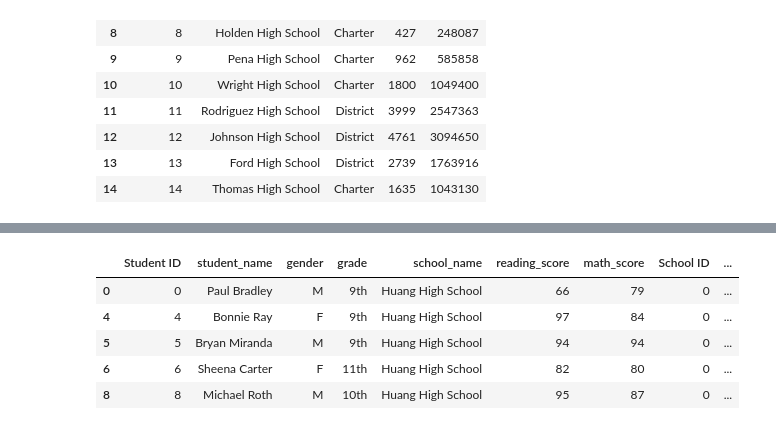
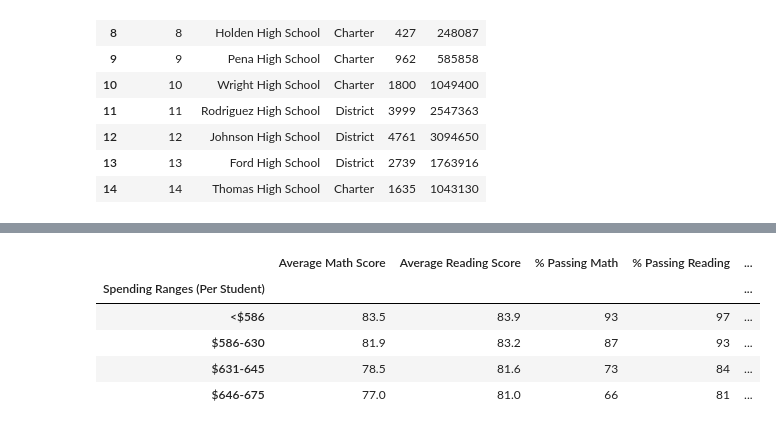
Before and after one commit to ehawkins0631/School_District_Analysis, a Jupyter notebook: PyCitySchools.ipynb, the cells around one changed output, grey strips where cells are left out. Drawn from its saved outputs; the diff is of its cells as text; code cells hidden in the pictures.

```diff
--- a/PyCitySchools.ipynb
+++ b/PyCitySchools.ipynb
@@ -39,0 +279,4 @@ student_data_df.head()
+# %%
+# Calculate the per capita spending.
+per_school_capita = per_school_budget / per_school_counts
+per_school_capita
@@ -50,0 +496,8 @@ school_data_complete_df.head()
+# %%
+# Reorder the columns in the order you want them to appear.
+new_column_order = ["School Type", "Total Students", "Total School Budget", "Per Student Budget", "Average Math Score", "Average Reading Score", "% Passing Math", "% Passing Reading", "% Overall Passing"]
+
+# Assign district summary df the new column order.
+per_school_summary_df = per_school_summary_df[new_column_order]
+
+per_school_summary_df
@@ -68,4 +738,4 @@ total_budget
 # %%
-#  Calculate the average reading score.
-average_reading_score = school_data_complete_df["reading_score"].mean()
-average_reading_score
+# Establish the spending bins and group names.
+spending_bins = [0, 585, 630, 645, 675]
+group_names = ["<$586", "$586-630", "$631-645", "$646-675"]
@@ -79,0 +742,12 @@ average_math_score
+# %%
+# Categorize spending based on the bins.
+per_school_summary_df["Spending Ranges (Per Student)"] = pd.cut(per_school_capita, spending_bins, labels=group_names)
+
+# There's a lot going on in this code, so let's break it down.
+
+# To the left of the equals sign, we add a new column called "Spending Ranges (Per Student)" to the per_school_summary_df DataFrame. This column will contain the values specified by using the cut() function.
+# Inside the cut() function, we add the data (per_school_capita) we are going to use for "Spending Ranges (Per Student)". The data must be a one-dimensional array, like a list or the per_school_capitaSeries.
+# Inside the parentheses, we add the spending_bins and the labels for the bins using labels=group_names.
+
+
+per_school_summary_df
@@ -84,12 +810,21 @@ average_math_score
 # %%
-# Get all the students who are passing math in a new DataFrame.
-passing_math = school_data_complete_df[school_data_complete_df["math_score"] >= 70]
-passing_math.head()
+# Formatting
+spending_summary_df["Average Math Score"] = spending_summary_df["Average Math Score"].map("{:.1f}".format)
+
+spending_summary_df["Average Reading Score"] = spending_summary_df["Average Reading Score"].map("{:.1f}".format)
+
+spending_summary_df["% Passing Math"] = spending_summary_df["% Passing Math"].map("{:.0f}".format)
+
+spending_summary_df["% Passing Reading"] = spending_summary_df["% Passing Reading"].map("{:.0f}".format)
+
+spending_summary_df["% Overall Passing"] = spending_summary_df["% Overall Passing"].map("{:.0f}".format)
+
+spending_summary_df
 # %% [output]
-|  | Student ID | student_name | gender | grade | school_name | reading_score | math_score | School ID | ... |
-| 0 | 0 | Paul Bradley | M | 9th | Huang High School | 66 | 79 | 0 | ... |
-| 4 | 4 | Bonnie Ray | F | 9th | Huang High School | 97 | 84 | 0 | ... |
-| 5 | 5 | Bryan Miranda | M | 9th | Huang High School | 94 | 94 | 0 | ... |
-| 6 | 6 | Sheena Carter | F | 11th | Huang High School | 82 | 80 | 0 | ... |
-| 8 | 8 | Michael Roth | M | 10th | Huang High School | 95 | 87 | 0 | ... |
+|  | Average Math Score | Average Reading Score | % Passing Math | % Passing Reading | ... |
+| Spending Ranges (Per Student) |  |  |  |  | ... |
+| <$586 | 83.5 | 83.9 | 93 | 97 | ... |
+| $586-630 | 81.9 | 83.2 | 87 | 93 | ... |
+| $631-645 | 78.5 | 81.6 | 73 | 84 | ... |
+| $646-675 | 77.0 | 81.0 | 66 | 81 | ... |
 # %%
```
Also changed, not shown: parts of 48 cells of this notebook, 2 other files.
